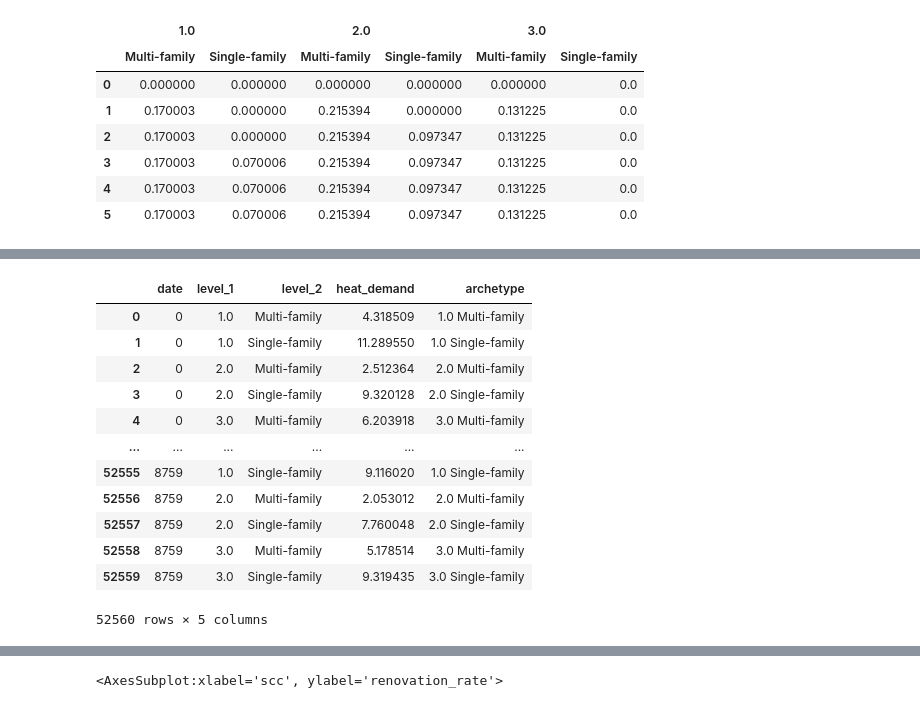
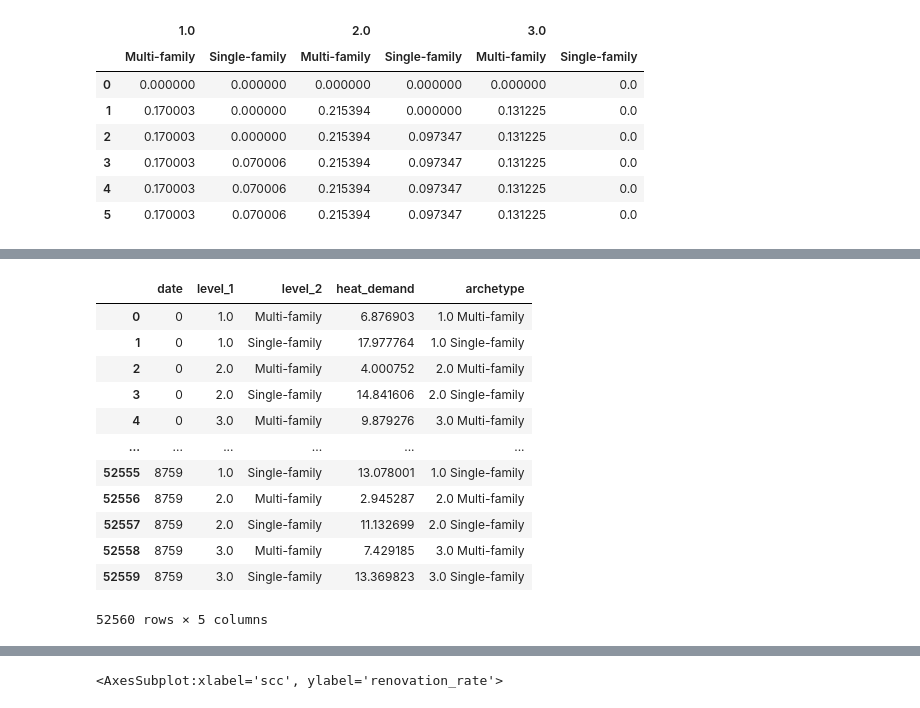
Before and after one commit to CIRED/EOLES-Coupling, a Jupyter notebook: greenfield_with_heat.ipynb, the cells around one changed output, grey strips where cells are left out. Drawn from its saved outputs; the diff is of its cells as text; code cells hidden in the pictures.

```diff
--- a/greenfield_with_heat.ipynb
+++ b/greenfield_with_heat.ipynb
@@ -420,24 +640,25 @@ renovation_rate_df_plot
 # %%
-df_heat = pd.DataFrame(dict_heat).stack(
-    level=[i for i in range(pd.DataFrame(dict_heat).columns.nlevels)]).reset_index()
+df_heat = pd.DataFrame(dict_heat_modif).stack(
+    level=[i for i in range(pd.DataFrame(dict_heat_modif).columns.nlevels)]).reset_index()
 df_heat["archetype"] = df_heat.apply(lambda row: row["level_1"] + ' ' + row["level_2"], axis=1)  # should be changed depending on level of multiindex
+# df_heat["archetype"] = df_heat.apply(lambda row: row["level_1"] + ' ' + row["level_2"]+ ' ' + row["level_3"], axis=1)
 # df_heat["archetype"] = df_heat.apply(lambda row: row["level_1"], axis=1)  # should be changed depending on level of multiindex
 df_heat = df_heat.rename(columns={"level_0": "date", 0: "heat_demand"})
 
 df_heat
 # %% [output]
 |  | date | level_1 | level_2 | heat_demand | archetype |
-| 0 | 0 | 1.0 | Multi-family | 4.318509 | 1.0 Multi-family |
-| 1 | 0 | 1.0 | Single-family | 11.289550 | 1.0 Single-family |
-| 2 | 0 | 2.0 | Multi-family | 2.512364 | 2.0 Multi-family |
-| 3 | 0 | 2.0 | Single-family | 9.320128 | 2.0 Single-family |
-| 4 | 0 | 3.0 | Multi-family | 6.203918 | 3.0 Multi-family |
+| 0 | 0 | 1.0 | Multi-family | 6.876903 | 1.0 Multi-family |
+| 1 | 0 | 1.0 | Single-family | 17.977764 | 1.0 Single-family |
+| 2 | 0 | 2.0 | Multi-family | 4.000752 | 2.0 Multi-family |
+| 3 | 0 | 2.0 | Single-family | 14.841606 | 2.0 Single-family |
+| 4 | 0 | 3.0 | Multi-family | 9.879276 | 3.0 Multi-family |
 | ... | ... | ... | ... | ... | ... |
-| 52555 | 8759 | 1.0 | Single-family | 9.116020 | 1.0 Single-family |
-| 52556 | 8759 | 2.0 | Multi-family | 2.053012 | 2.0 Multi-family |
-| 52557 | 8759 | 2.0 | Single-family | 7.760048 | 2.0 Single-family |
-| 52558 | 8759 | 3.0 | Multi-family | 5.178514 | 3.0 Multi-family |
-| 52559 | 8759 | 3.0 | Single-family | 9.319435 | 3.0 Single-family |
+| 52555 | 8759 | 1.0 | Single-family | 13.078001 | 1.0 Single-family |
+| 52556 | 8759 | 2.0 | Multi-family | 2.945287 | 2.0 Multi-family |
+| 52557 | 8759 | 2.0 | Single-family | 11.132699 | 2.0 Single-family |
+| 52558 | 8759 | 3.0 | Multi-family | 7.429185 | 3.0 Multi-family |
+| 52559 | 8759 | 3.0 | Single-family | 13.369823 | 3.0 Single-family |
 52560 rows × 5 columns
 # %%
 renovation_rate_df_plot
```
Also changed, not shown: parts of 62 cells of this notebook, 6 other files.
